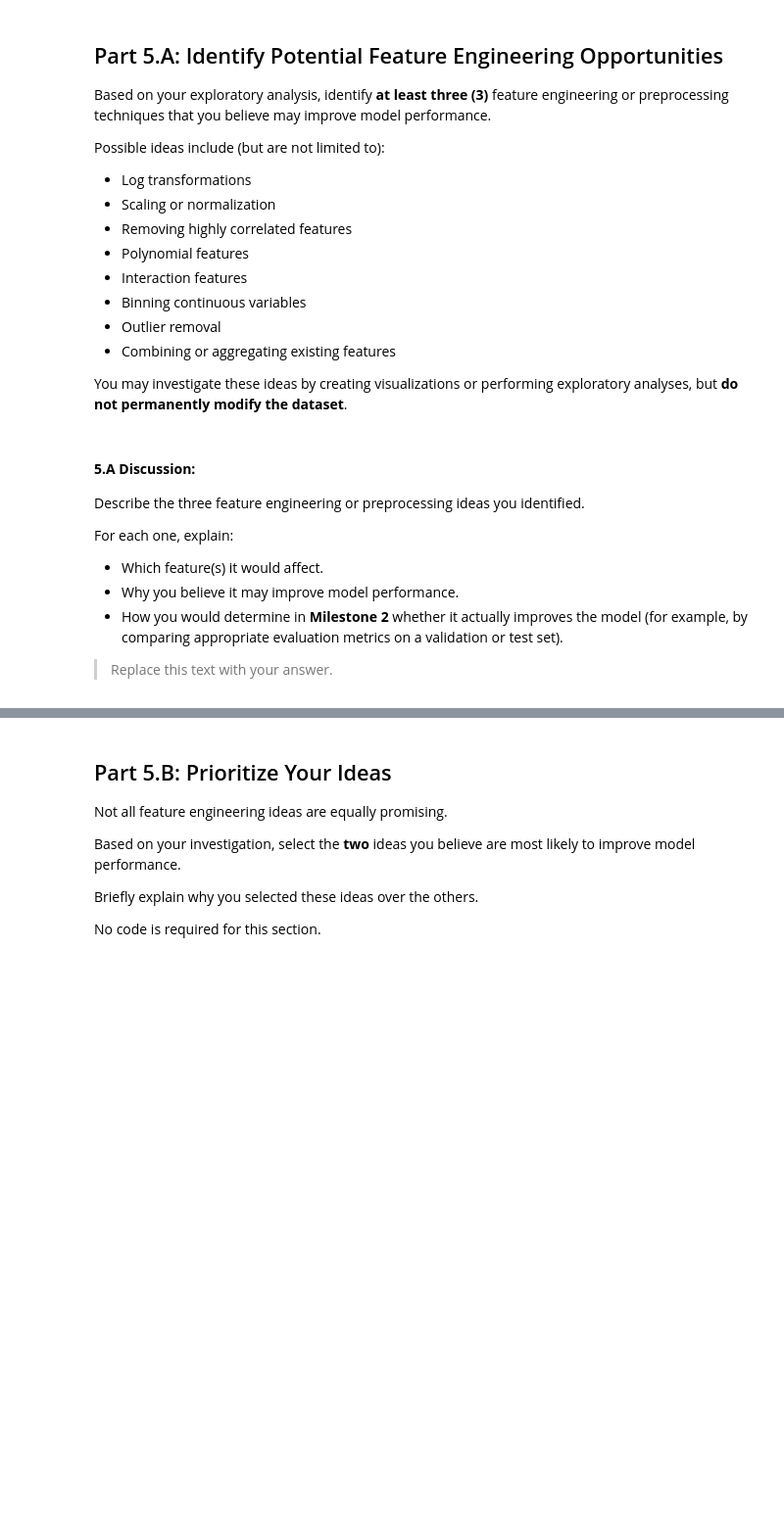
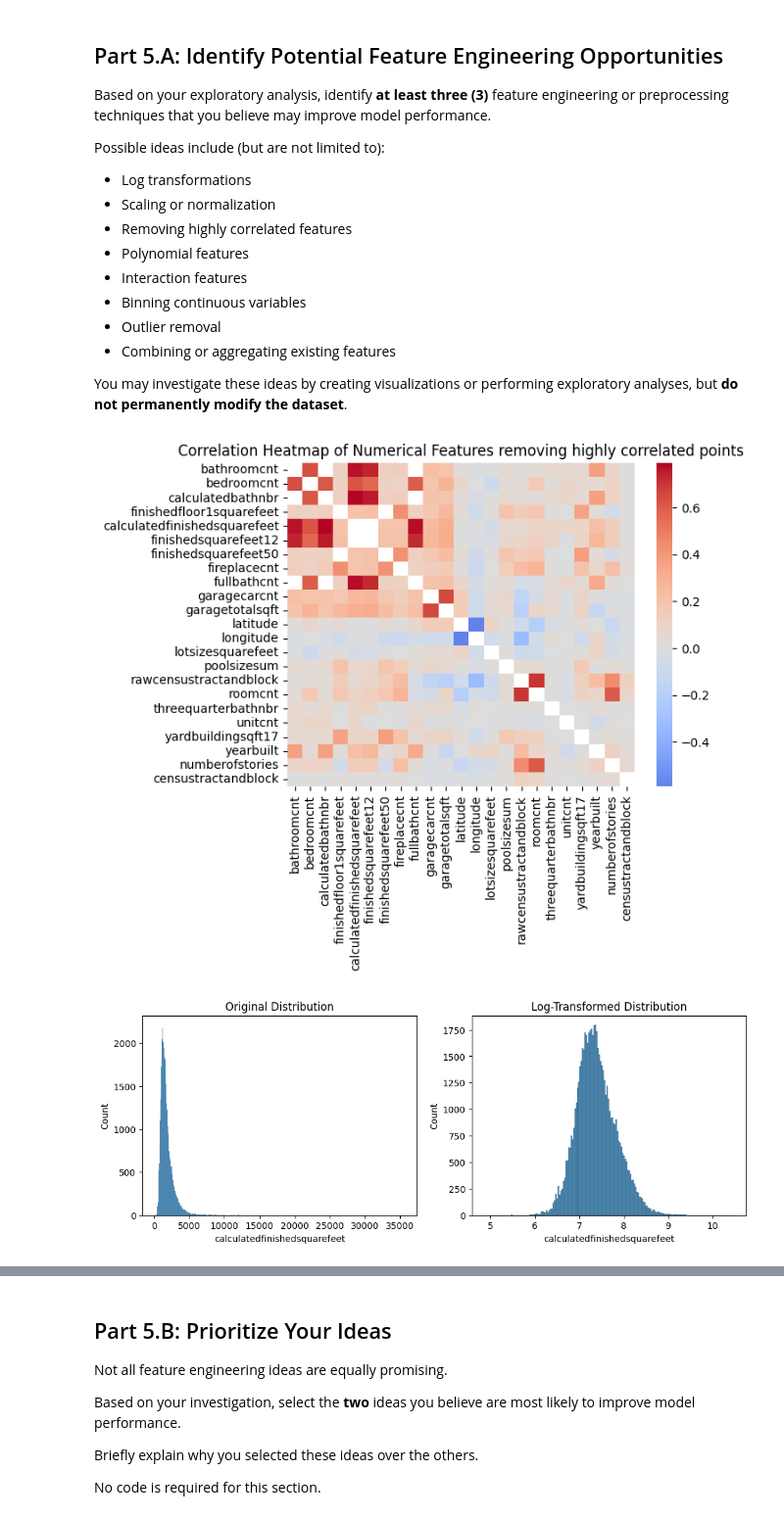
Before and after one commit to Jbaner/Module-3-Assignments, a Jupyter notebook: Milestone_01.ipynb, the cells around one changed output, grey strips where cells are left out. Shown at 98% size. Drawn from its saved outputs; the diff is of its cells as text; code cells hidden in the pictures; blank space fills up the shorter version.

```diff
--- a/Milestone_01.ipynb
+++ b/Milestone_01.ipynb
@@ -1014,15 +1071,40 @@ Possible ideas include (but are not limited to):
 - Combining or aggregating existing features
 
 You may investigate these ideas by creating visualizations or performing exploratory analyses, but **do not permanently modify the dataset**.
-# %% [markdown]
-#### **5.A Discussion:**
-
-Describe the three feature engineering or preprocessing ideas you identified.
-
-For each one, explain:
-
-- Which feature(s) it would affect.
-- Why you believe it may improve model performance.
-- How you would determine in **Milestone 2** whether it actually improves the model (for example, by comparing appropriate evaluation metrics on a validation or test set).
-
-> Replace this text with your answer.
+# %%
+#Removing highly correlated features
+#Compute a correlation matrix for the numerical features.
+corr_matrix = X_train_imputed[numeric_cols].corr()
+# Show correlations above 0.9
+high_corr = corr_matrix[(corr_matrix > 0.9) & (corr_matrix < 1.0)]
+high_corr.dropna(how='all', inplace=True)
+
+sns.heatmap(corr_matrix[(corr_matrix <= 0.9)], cmap='coolwarm', center=0)
+plt.title("Correlation Heatmap of Numerical Features removing highly correlated points")
+plt.show()
+
+
+#Log transformations
+#Before and after Log transformations
+fig, ax = plt.subplots(1, 2, figsize=(12, 4))
+sns.histplot(X_train_imputed['calculatedfinishedsquarefeet'], ax=ax[0])
+ax[0].set_title("Original Distribution")
+sns.histplot(np.log1p(X_train_imputed['calculatedfinishedsquarefeet']), ax=ax[1])
+ax[1].set_title("Log-Transformed Distribution")
+plt.show()
+
+#Interaction features
+#X_ratio = X_train_imputed.copy()
+#X_ratio['bathrooms_per_bedroom'] = (
+    #X_ratio['bathroomcnt'] / X_ratio['bedroomcnt'].replace(0, np.nan))
+#X_ratio['sqft_per_bedroom'] = (
+    #X_ratio['calculatedfinishedsquarefeet'] / X_ratio['bedroomcnt'].replace(0, np.nan))
+
+#X_interact = X_train_imputed.copy()
+#X_interact['bed_bath_interaction'] = (
+    #X_interact['bedroomcnt'] * X_interact['bathroomcnt'])
+#X_interact['sqft_year_interaction'] = (
+    #X_interact['calculatedfinishedsquarefeet'] * X_interact['yearbuilt'])
+# %% [output]
+[figure, added]
+[figure, added]
```
Also changed, not shown: parts of 7 cells of this notebook.
